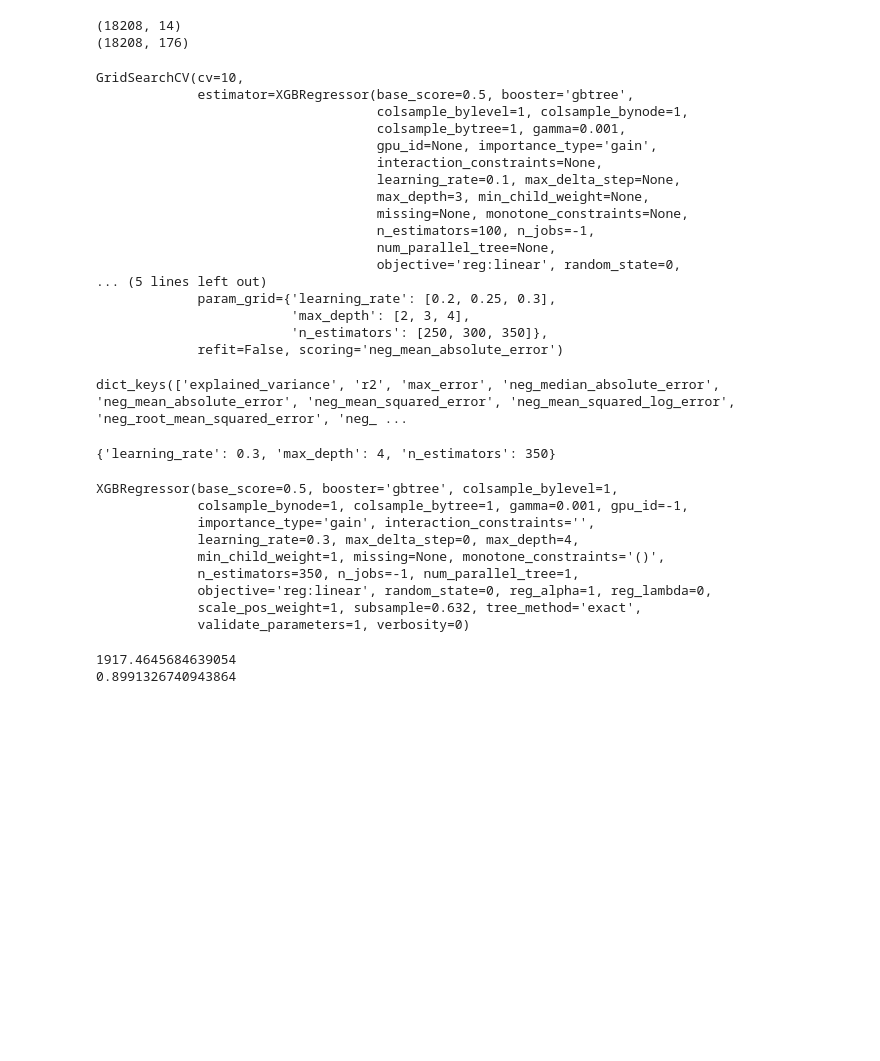
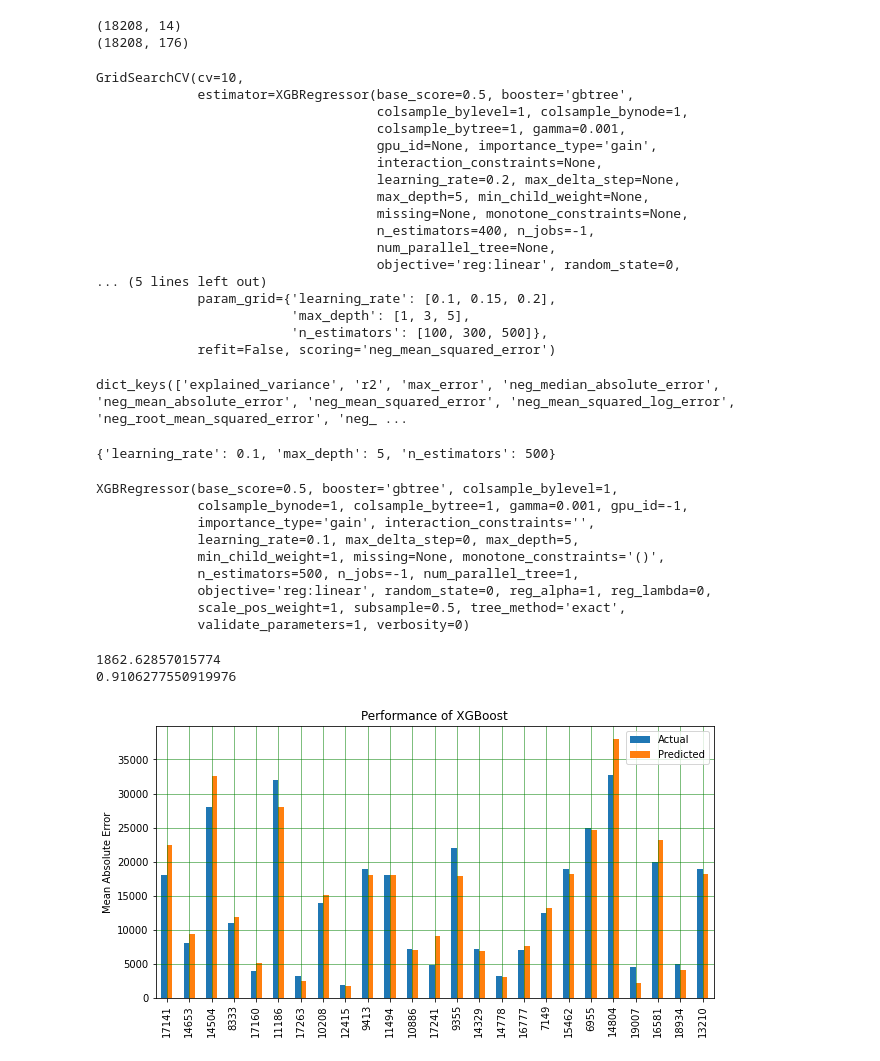
Before and after one commit to Delores404/DataSciFinal, a Jupyter notebook: FINAL.ipynb, the cells around one changed output. Drawn from its saved outputs; the diff is of its cells as text; code cells hidden in the pictures; blank space fills up the shorter version.

```diff
--- a/FINAL.ipynb
+++ b/FINAL.ipynb
@@ -127,16 +124,19 @@ print(data.shape)
 (18208, 14)
 (18208, 176)
 # %%
+# XGboost code
+Xtrain, Xtest, ytrain, ytest = train_test_split(data.iloc[:, 1:], data['price'], test_size=0.25, random_state=0)
+
 from xgboost import XGBRegressor
-XGB = XGBRegressor(max_depth=3,
-                   learning_rate=0.1,
-                   n_estimators=100,
+XGB = XGBRegressor(max_depth=5,
+                   learning_rate=0.2,
+                   n_estimators=400,
                    verbosity=0,
                    objective='reg:linear',
                    booster='gbtree',
                    n_jobs=-1,
                    gamma=0.001,
-                   subsample=0.632,
+                   subsample=0.5,
                    colsample_bytree=1,
                    colsample_bylevel=1,
                    colsample_bynode=1,
@@ -148,20 +148,16 @@ XGB = XGBRegressor(max_depth=3,
                    missing=None
                   )
 # %%
-from sklearn.metrics import mean_absolute_error, r2_score
-
-Xtrain, Xtest, ytrain, ytest = train_test_split(data.iloc[:, 1:], data['price'], test_size=0.25, random_state=0)
-
-param_grid = dict({'n_estimators': [250, 300, 350],
-                   'max_depth': [2, 3, 4],
-                 'learning_rate' : [0.2, 0.25, 0.3]
+param_grid = dict({'n_estimators': [100, 300, 500],
+                   'max_depth': [1, 3, 5],
+                 'learning_rate' : [0.1, 0.15, 0.2]
                   })
 
 from sklearn.model_selection import GridSearchCV
 GridXGB = GridSearchCV(XGB,
                        param_grid,
                        cv = 10,
-                       scoring = 'neg_mean_absolute_error',
+                       scoring = 'neg_mean_squared_error',
                        n_jobs = -1,
                        refit = False,
                        verbose = 0
@@ -175,17 +171,17 @@ GridSearchCV(cv=10,
                                     colsample_bytree=1, gamma=0.001,
                                     gpu_id=None, importance_type='gain',
                                     interaction_constraints=None,
-                                    learning_rate=0.1, max_delta_step=None,
-                                    max_depth=3, min_child_weight=None,
+                                    learning_rate=0.2, max_delta_step=None,
+                                    max_depth=5, min_child_weight=None,
                                     missing=None, monotone_constraints=None,
-                                    n_estimators=100, n_jobs=-1,
+                                    n_estimators=400, n_jobs=-1,
                                     num_parallel_tree=None,
                                     objective='reg:linear', random_state=0,
 ... (5 lines left out)
-             param_grid={'learning_rate': [0.2, 0.25, 0.3],
-                         'max_depth': [2, 3, 4],
-                         'n_estimators': [250, 300, 350]},
-             refit=False, scoring='neg_mean_absolute_error')
+             param_grid={'learning_rate': [0.1, 0.15, 0.2],
+                         'max_depth': [1, 3, 5],
+                         'n_estimators': [100, 300, 500]},
+             refit=False, scoring='neg_mean_squared_error')
 # %%
 sk.metrics.SCORERS.keys()
 # %% [output]
@@ -193,7 +189,7 @@ dict_keys(['explained_variance', 'r2', 'max_error', 'neg_median_absolute_error',
 # %%
 GridXGB.best_params_
 # %% [output]
-{'learning_rate': 0.3, 'max_depth': 4, 'n_estimators': 350}
+{'learning_rate': 0.1, 'max_depth': 5, 'n_estimators': 500}
 # %%
 from xgboost import XGBRegressor
 XGB = XGBRegressor(max_depth=GridXGB.best_params_.get('max_depth'),
@@ -204,7 +200,7 @@ XGB = XGBRegressor(max_depth=GridXGB.best_params_.get('max_depth'),
                    booster='gbtree',
                    n_jobs=-1,
                    gamma=0.001,
-                   subsample=0.632,
+                   subsample=0.5,
                    colsample_bytree=1,
                    colsample_bylevel=1,
                    colsample_bynode=1,
@@ -221,19 +217,32 @@ XGB.fit(Xtrain, ytrain)
 XGBRegressor(base_score=0.5, booster='gbtree', colsample_bylevel=1,
              colsample_bynode=1, colsample_bytree=1, gamma=0.001, gpu_id=-1,
              importance_type='gain', interaction_constraints='',
-             learning_rate=0.3, max_delta_step=0, max_depth=4,
+             learning_rate=0.1, max_delta_step=0, max_depth=5,
              min_child_weight=1, missing=None, monotone_constraints='()',
-             n_estimators=350, n_jobs=-1, num_parallel_tree=1,
+             n_estimators=500, n_jobs=-1, num_parallel_tree=1,
              objective='reg:linear', random_state=0, reg_alpha=1, reg_lambda=0,
-             scale_pos_weight=1, subsample=0.632, tree_method='exact',
+             scale_pos_weight=1, subsample=0.5, tree_method='exact',
              validate_parameters=1, verbosity=0)
 # %%
-predict = XGB.predict(Xtest)
+predict_xgb = XGB.predict(Xtest)
 
-print(mean_absolute_error(ytest.values, predict))
-print(r2_score(ytest.values, predict))
+print(mean_absolute_error(ytest.values, predict_xgb))
+print(r2_score(ytest.values, predict_xgb))
 # %% [output]
-1917.4645684639054
-0.8991326740943864
+1862.62857015774
+0.9106277550919976
+# %%
+y_pred = XGB.predict(Xtest)
+df_check = pd.DataFrame({'Actual': ytest, 'Predicted': y_pred})
+df_check = df_check.head(25)
+#round(df_check,2)
+df_check.plot(kind='bar',figsize=(10,5))
+plt.grid(which='major', linestyle='-', linewidth='0.5', color='green')
+plt.title('Performance of XGBoost')
+plt.ylabel('Mean Absolute Error')
+plt.savefig('XGBoost-Performance.jpg')
+plt.show()
+# %% [output]
+[figure, added]
 # %%
 # R squared score + MSE evaluation
```
Also changed, not shown: parts of 3 cells of this notebook, 1 other file.
